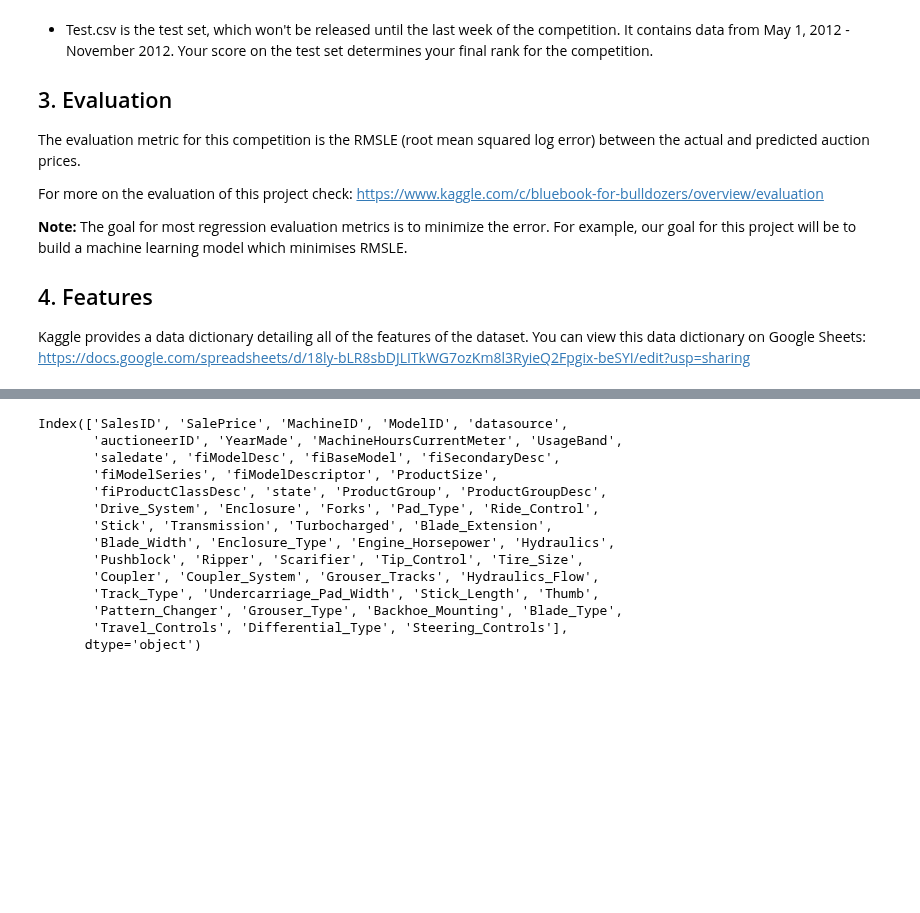
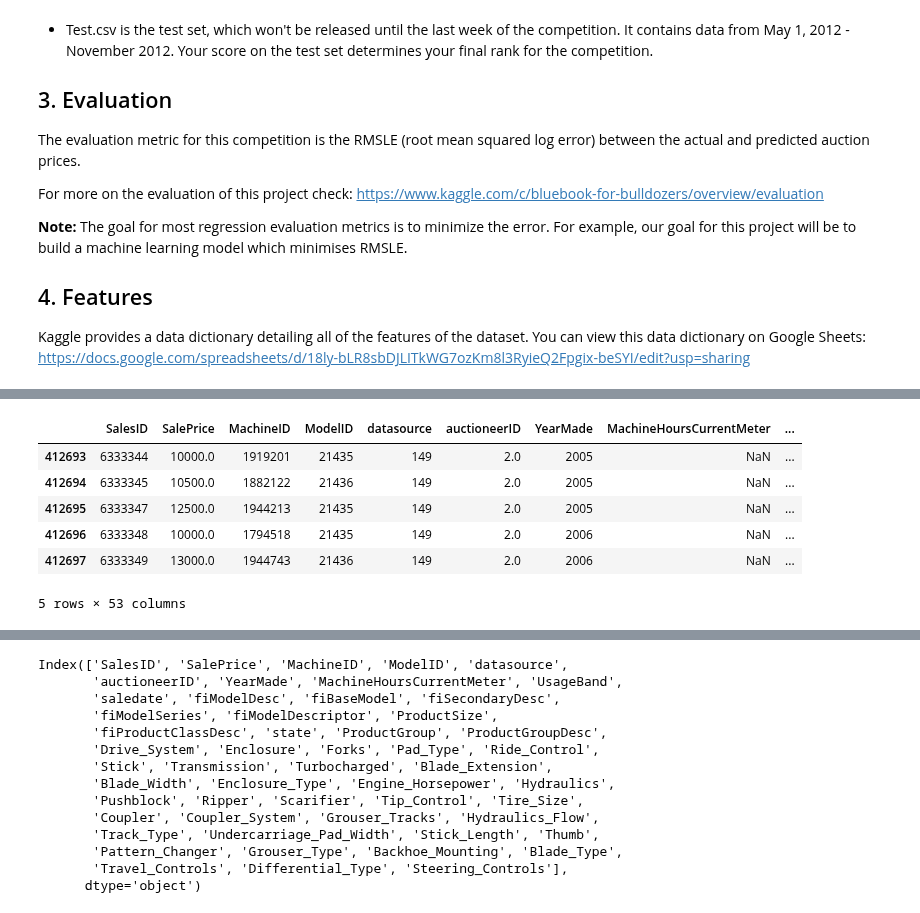
Before and after one commit to OCR-tech/zero-to-mastery-ml, a Jupyter notebook: section-3-structured-data-projects/end-to-end-bluebook-bulldozer-price-regression-video1.ipynb, the cells around one changed output, grey strips where cells are left out. Cells and saved outputs as stored; diff of their text form; code cells hidden in the pictures; blank space fills up the shorter version.

```diff
--- a/section-3-structured-data-projects/end-to-end-bluebook-bulldozer-price-regression-video1.ipynb
+++ b/section-3-structured-data-projects/end-to-end-bluebook-bulldozer-price-regression-video1.ipynb
@@ -41,0 +76,10 @@ df = pd.read_csv("data/bluebook-for-bulldozers/TrainAndValid.csv",
+# %%
+df.tail()
+# %% [output]
+|  | SalesID | SalePrice | MachineID | ModelID | datasource | auctioneerID | YearMade | MachineHoursCurrentMeter | ... |
+| 412693 | 6333344 | 10000.0 | 1919201 | 21435 | 149 | 2.0 | 2005 | NaN | ... |
+| 412694 | 6333345 | 10500.0 | 1882122 | 21436 | 149 | 2.0 | 2005 | NaN | ... |
+| 412695 | 6333347 | 12500.0 | 1944213 | 21435 | 149 | 2.0 | 2005 | NaN | ... |
+| 412696 | 6333348 | 10000.0 | 1794518 | 21435 | 149 | 2.0 | 2006 | NaN | ... |
+| 412697 | 6333349 | 13000.0 | 1944743 | 21436 | 149 | 2.0 | 2006 | NaN | ... |
+5 rows × 53 columns
```
Also changed, not shown: parts of 87 cells of this notebook.
